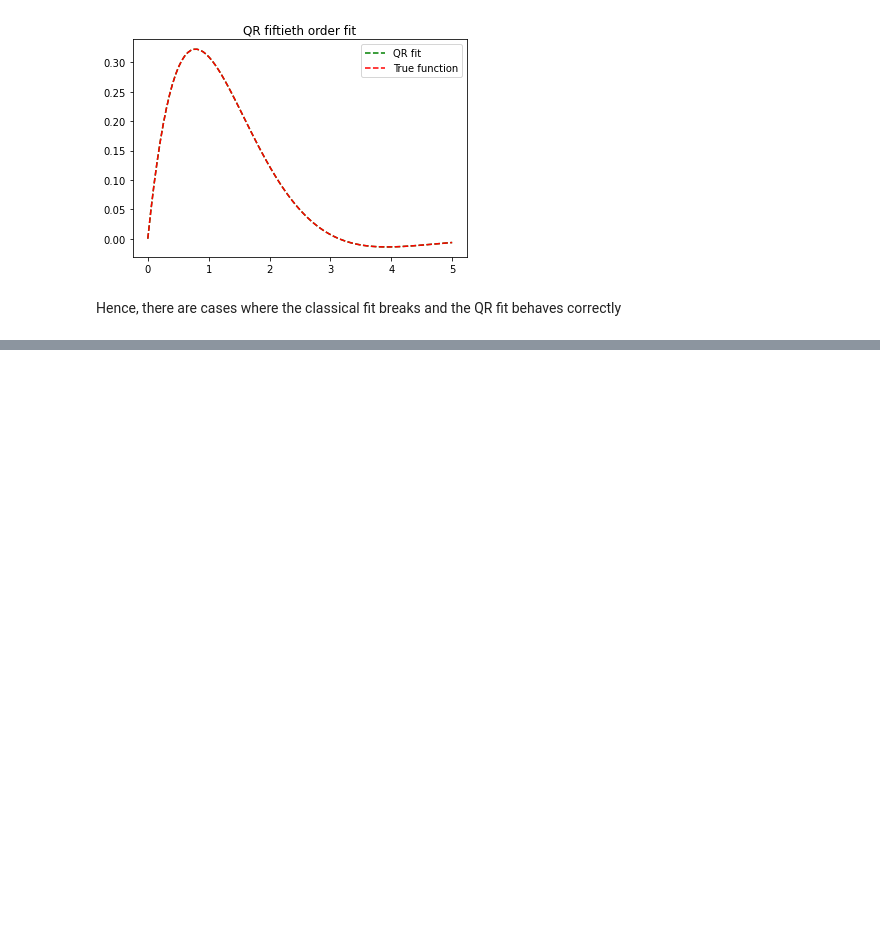
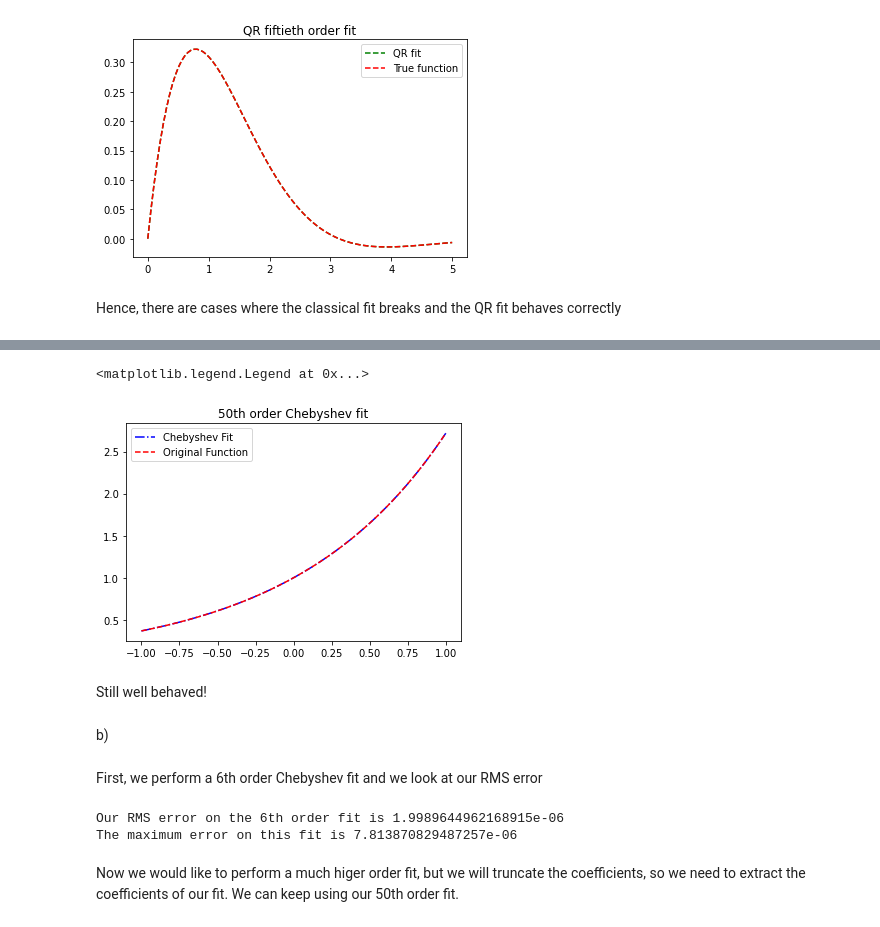
Before and after one commit to PatrickHorlaville/PHYS641, a Jupyter notebook: PS2/PS2_notebook.ipynb, the cells around one changed output, grey strips where cells are left out. Saved outputs shown, nothing was run; the diff lists cells and outputs as text; code cells hidden in the pictures; blank space fills up the shorter version.

```diff
--- a/PS2/PS2_notebook.ipynb
+++ b/PS2/PS2_notebook.ipynb
@@ -123,0 +157,31 @@ Hence, there are cases where the classical fit breaks and the QR fit behaves cor
+# %%
+x_exp = np.linspace(-1, 1, 500)
+y_exp = np.exp(x_exp)
+y_fit50 = cheby(x_exp, y_exp, 50)
+# %%
+plt.plot(x_exp, y_fit50, ls = '-.', color = 'b', label = 'Chebyshev Fit')
+plt.plot(x_exp, y_exp, ls = '--', color = 'r', label = 'Original Function')
+plt.title('50th order Chebyshev fit')
+plt.legend()
+# %% [output]
+<matplotlib.legend.Legend at 0x...>
+[figure, added]
+# %% [markdown]
+Still well behaved!
+# %% [markdown]
+b)
+# %% [markdown]
+First, we perform a 6th order Chebyshev fit and we look at our RMS error
+# %%
+y_fit6 = cheby(x_exp, y_exp, order = 6)
+
+rms_6 = np.sqrt(np.mean((y_exp - y_fit6)**2))
+max_err_6 = np.max(np.abs(y_exp - y_fit6))
+
+print('Our RMS error on the 6th order fit is', rms_6)
+print('The maximum error on this fit is', max_err_6)
+# %% [output]
+Our RMS error on the 6th order fit is 1.9989644962168915e-06
+The maximum error on this fit is 7.813870829487257e-06
+# %% [markdown]
+Now we would like to perform a much higer order fit, but we will truncate the coefficients, so we need to extract the coefficients of our fit. We can keep using our 50th order fit.
```
Also changed, not shown: parts of 47 cells of this notebook.
